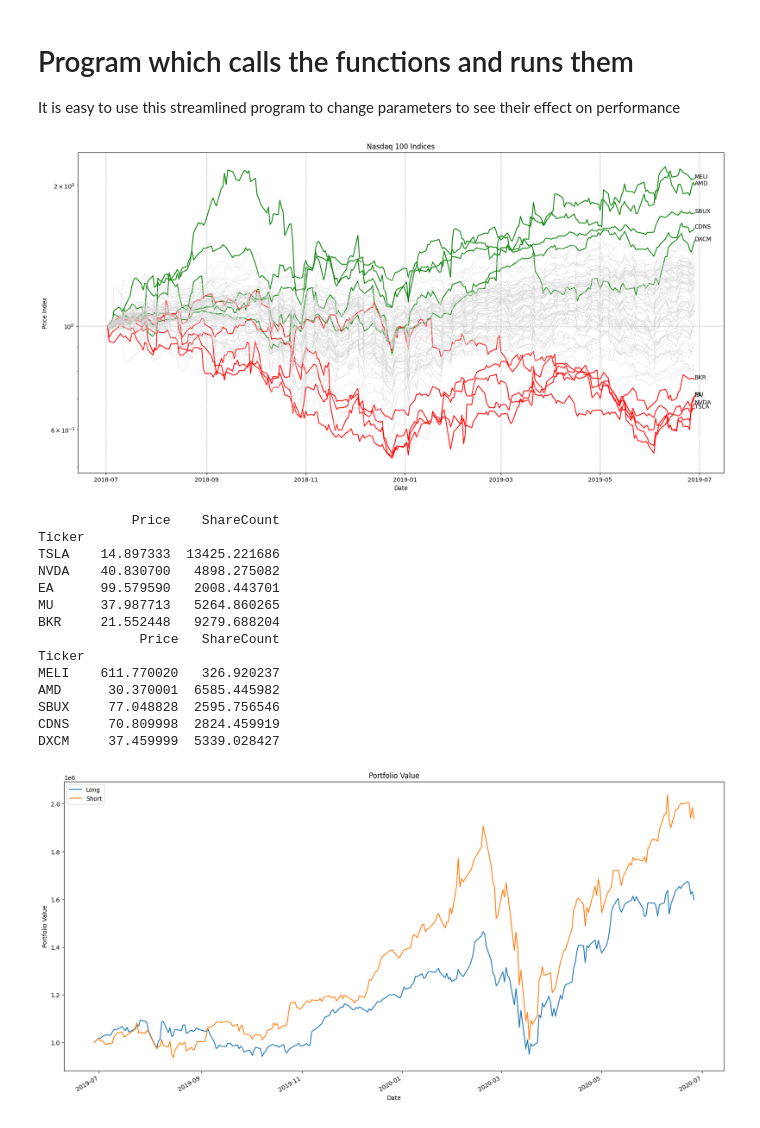
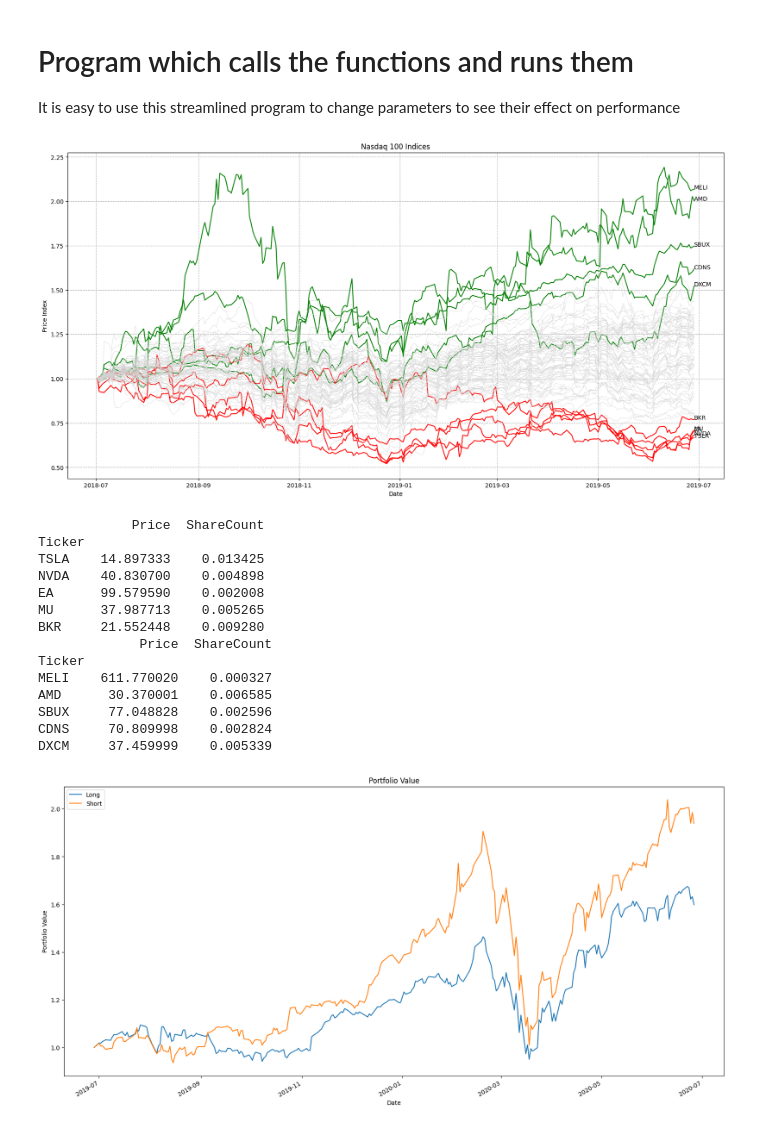
Before and after one commit to howesrichard/CodeFinModUQ, a Jupyter notebook: momentum_looped_RH.ipynb, the cells around one changed output. Saved outputs shown, nothing was run; the diff lists cells and outputs as text; code cells hidden in the pictures.

```diff
--- a/momentum_looped_RH.ipynb
+++ b/momentum_looped_RH.ipynb
@@ -91,8 +91,6 @@ def plot_signal_period(hPricesIDX, topPerformers, bottomPerformers, otherTickers
     plt.xlabel('Date')
     plt.ylabel('Price Index')
     plt.title('Nasdaq 100 Indices')
-    # use a log scale for the y axis
-    plt.yscale('log')
     # plot gridlines
     plt.grid(which='major', axis='both', linestyle='--')
     plt.show()
@@ -148,31 +146,32 @@ It is easy to use this streamlined program to change parameters to see their eff
 # %%
 signal_start_date = '2018-07-01'
 numPositions = 5
 signal_months = 12
 trading_months = 12
+portfolioSize = 1
 
 signalDT, signalIndexDT, signal_start_date, signal_end_date = get_signal_data(hPricesDT, signal_start_date, signal_months)
 topPerformers, bottomPerformers, otherPerformers = get_top_bottom_tickers(signalDT, signalIndexDT, numPositions)
 plot_signal_period(signalDT, topPerformers, bottomPerformers, otherPerformers)
-shortPORT, longPORT = get_long_short_portfolios(signalDT, signal_start_date, 1000000, topPerformers, bottomPerformers, numPositions)
+shortPORT, longPORT = get_long_short_portfolios(signalDT, signal_start_date, portfolioSize, topPerformers, bottomPerformers, numPositions)
 print(shortPORT)
 print(longPORT)
 longPort_values, shortPort_values = run_portfolio_performance(longPORT, shortPORT, hPricesDT, signal_end_date, trading_months)
 plot_portfolio_performance(longPort_values, shortPort_values)
 # %% [output]
-[figure, old version]
+[figure, new version]
-            Price    ShareCount
+            Price  ShareCount
 Ticker
-TSLA    14.897333  13425.221686
-NVDA    40.830700   4898.275082
-EA      99.579590   2008.443701
-MU      37.987713   5264.860265
-BKR     21.552448   9279.688204
-             Price   ShareCount
+TSLA    14.897333    0.013425
+NVDA    40.830700    0.004898
+EA      99.579590    0.002008
+MU      37.987713    0.005265
+BKR     21.552448    0.009280
+             Price  ShareCount
 Ticker
-MELI    611.770020   326.920237
-AMD      30.370001  6585.445982
-SBUX     77.048828  2595.756546
-CDNS     70.809998  2824.459919
-DXCM     37.459999  5339.028427
+MELI    611.770020    0.000327
+AMD      30.370001    0.006585
+SBUX     77.048828    0.002596
+CDNS     70.809998    0.002824
+DXCM     37.459999    0.005339
 [figure]
```
Also changed, not shown: parts of 2 cells of this notebook.
